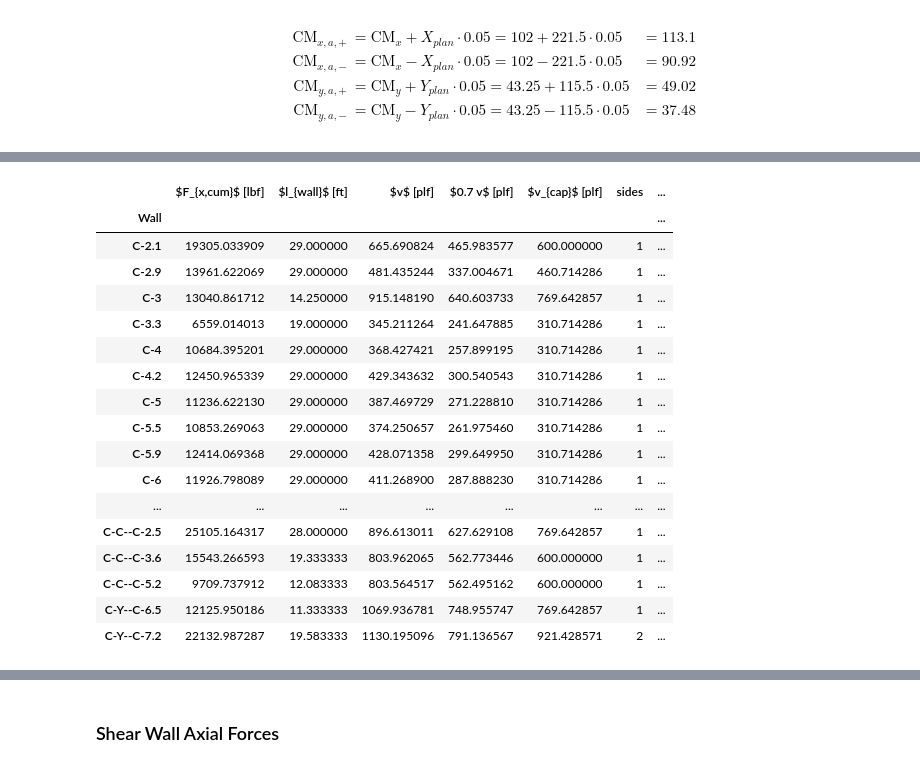
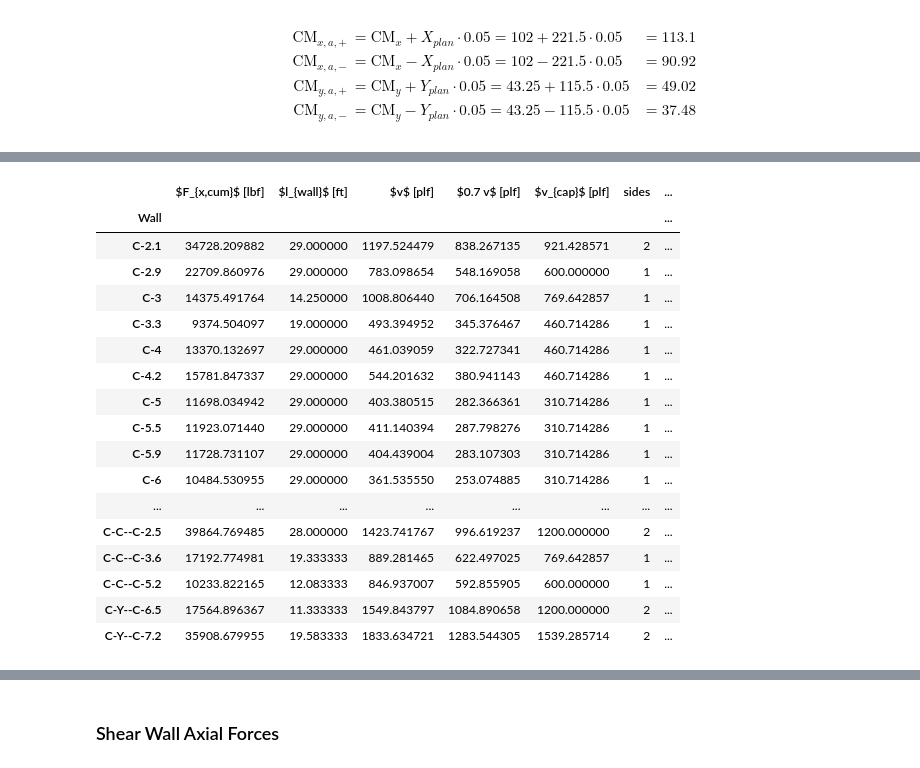
Before and after one commit to kpff-andy-sazima/Beaverton-Creek, a Jupyter notebook: building_c_seismic.ipynb, the cells around one changed output, grey strips where cells are left out. Saved outputs shown, nothing was run; the diff lists cells and outputs as text; code cells hidden in the pictures.

```diff
--- a/building_c_seismic.ipynb
+++ b/building_c_seismic.ipynb
@@ -774,8 +778,9 @@ t_w__C7 = (l_C59__C7 / 2) + (l_C7__C81 / 2)
 t_w__C81 = (l_C7__C81 / 2) + (l_C81__C83 / 2)
 t_w__C83 = (l_C81__C83 / 2) + l_C83__C9
 
-t_w__C6 = (l_C6__C73 / 2) + 0  # placeholder for angled area that will be manualled added
-t_w__C73 = (l_C6__C73 / 2) + (l_C73__C8 / 2)
+t_w__C6 = (l_C6__C7 / 2) + 0  # placeholder for angled area that will be manualled added
+t_w__C7__1 = (l_C6__C7 / 2) + (l_C7__C73 / 2)
+t_w__C73 = (l_C7__C73 / 2) + (l_C73__C8 / 2)
 t_w__C8 = (l_C73__C8 / 2) + l_C8__C9 - 7  # 7 foot jog
 
 t_l__C21 = float(d_trib_ns)
@@ -1160,15 +1176,15 @@ wall_tributary = {
     "C-Y--C-7.2": {"trib_width": float(t_w__CY), "trib_depth": t_l__CY__3, "wall_length": l_CY__3},
 }
 
-flexible_ew["wall length"] = flexible_ew.index.get_level_values("Wall").map(
-    {key: value["wall_length"] for key, value in wall_tributary.items()}
-)
-flexible_ew["tributary width"] = flexible_ew.index.get_level_values("Wall").map(
-    {key: value["trib_width"] for key, value in wall_tributary.items()}
-)
-flexible_ew["tributary depth"] = flexible_ew.index.get_level_values("Wall").map(
-    {key: value["trib_depth"] for key, value in wall_tributary.items()}
-)
+flexible_ew["wall length"] = flexible_ew.index.get_level_values("Wall").map({
+    key: value["wall_length"] for key, value in wall_tributary.items()
+})
+flexible_ew["tributary width"] = flexible_ew.index.get_level_values("Wall").map({
+    key: value["trib_width"] for key, value in wall_tributary.items()
+})
+flexible_ew["tributary depth"] = flexible_ew.index.get_level_values("Wall").map({
+    key: value["trib_depth"] for key, value in wall_tributary.items()
+})
 flexible_ew["tributary area"] = flexible_ew["tributary depth"] * flexible_ew["tributary width"]
 
 # Fix trib area of certain walls on all levels
@@ -1829,7 +1865,8 @@ wall_rigidity_loc = {
     "C-5.5": {"x": fi(104, 11), "y": 0},
     "C-5.9": {"x": l_C59__C7 + l_C7__C83 + l_C83__C9, "y": 0},
     "C-6": {"x": l_C6__C7 + l_C7__C8 + l_C8__C9, "y": 0},
-    "C-7": {"x": l_C7__C8 + l_C8__C9, "y": 0},
+    "C-7--C-W": {"x": l_C7__C8 + l_C8__C9, "y": 0},
+    "C-7--C-Y": {"x": l_C7__C8 + l_C8__C9, "y": 0},
     "C-7.3": {"x": l_C73__C8 + l_C8__C9, "y": 0},
     # "C-8--C-W": {"x": l_C8__C9, "y": 0},
     "C-8--C-W.6": {"x": l_C8__C9, "y": 0},
@@ -1878,8 +1915,8 @@ rigid["dx"] = abs(rigid["x"] - rigid["CRx"])
 rigid["dy"] = abs(rigid["y"] - rigid["CRy"])
 
 # Torque
-rigid["torque x"] = rigid["total level cumulative shear"] * rigid["ex"]
-rigid["torque y"] = rigid["total level cumulative shear"] * rigid["ey"]
+rigid["torque x"] = rigid["total level cumulative shear"] * rigid["ey"]
+rigid["torque y"] = rigid["total level cumulative shear"] * rigid["ex"]
 
 # Polar moment of inertia
 rigid["Jx wall"] = rigid["relative wall stiffness"] * rigid["dx"] ** 2
@@ -2249,6 +2296,7 @@ display_table(
     dataframe=shear_walls,
     column_names_filter_and_map=column_name_map,
     levels="Level 5",
+    position="H",
     position_float="centering",
     caption="Final shear wall design values - Level 5",
     label="tab:shear_walls_level5",
@@ -2257,6 +2305,7 @@ display_table(
     dataframe=shear_walls,
     column_names_filter_and_map=column_name_map,
     levels="Level 4",
+    position="H",
     position_float="centering",
     caption="Final shear wall design values - Level 4",
     label="tab:shear_walls_level4",
@@ -2265,6 +2314,7 @@ display_table(
     dataframe=shear_walls,
     column_names_filter_and_map=column_name_map,
     levels="Level 3",
+    position="H",
     position_float="centering",
     caption="Final shear wall design values - Level 3",
     label="tab:shear_walls_level3",
@@ -2273,6 +2323,7 @@ display_table(
     dataframe=shear_walls,
     column_names_filter_and_map=column_name_map,
     levels="Level 2",
+    position="H",
     position_float="centering",
     caption="Final shear wall design values - Level 2",
     label="tab:shear_walls_level2",
@@ -2281,6 +2332,7 @@ display_table(
     dataframe=shear_walls,
     column_names_filter_and_map=column_name_map,
     levels="Level 1",
+    position="H",
     position_float="centering",
     caption="Final shear wall design values - Level 1",
     label="tab:shear_walls_level1",
@@ -2307,20 +2359,20 @@ display_table(
 |  | $F_{x,cum}$ [lbf] | $l_{wall}$ [ft] | $v$ [plf] | $0.7 v$ [plf] | $v_{cap}$ [plf] | sides | ... |
 | Wall |  |  |  |  |  |  | ... |
-| C-2.1 | 19305.033909 | 29.000000 | 665.690824 | 465.983577 | 600.000000 | 1 | ... |
-| C-2.9 | 13961.622069 | 29.000000 | 481.435244 | 337.004671 | 460.714286 | 1 | ... |
-| C-3 | 13040.861712 | 14.250000 | 915.148190 | 640.603733 | 769.642857 | 1 | ... |
-| C-3.3 | 6559.014013 | 19.000000 | 345.211264 | 241.647885 | 310.714286 | 1 | ... |
-| C-4 | 10684.395201 | 29.000000 | 368.427421 | 257.899195 | 310.714286 | 1 | ... |
-| C-4.2 | 12450.965339 | 29.000000 | 429.343632 | 300.540543 | 310.714286 | 1 | ... |
-| C-5 | 11236.622130 | 29.000000 | 387.469729 | 271.228810 | 310.714286 | 1 | ... |
-| C-5.5 | 10853.269063 | 29.000000 | 374.250657 | 261.975460 | 310.714286 | 1 | ... |
-| C-5.9 | 12414.069368 | 29.000000 | 428.071358 | 299.649950 | 310.714286 | 1 | ... |
-| C-6 | 11926.798089 | 29.000000 | 411.268900 | 287.888230 | 310.714286 | 1 | ... |
+| C-2.1 | 34728.209882 | 29.000000 | 1197.524479 | 838.267135 | 921.428571 | 2 | ... |
+| C-2.9 | 22709.860976 | 29.000000 | 783.098654 | 548.169058 | 600.000000 | 1 | ... |
+| C-3 | 14375.491764 | 14.250000 | 1008.806440 | 706.164508 | 769.642857 | 1 | ... |
+| C-3.3 | 9374.504097 | 19.000000 | 493.394952 | 345.376467 | 460.714286 | 1 | ... |
+| C-4 | 13370.132697 | 29.000000 | 461.039059 | 322.727341 | 460.714286 | 1 | ... |
+| C-4.2 | 15781.847337 | 29.000000 | 544.201632 | 380.941143 | 460.714286 | 1 | ... |
+| C-5 | 11698.034942 | 29.000000 | 403.380515 | 282.366361 | 310.714286 | 1 | ... |
+| C-5.5 | 11923.071440 | 29.000000 | 411.140394 | 287.798276 | 310.714286 | 1 | ... |
+| C-5.9 | 11728.731107 | 29.000000 | 404.439004 | 283.107303 | 310.714286 | 1 | ... |
+| C-6 | 10484.530955 | 29.000000 | 361.535550 | 253.074885 | 310.714286 | 1 | ... |
 | ... | ... | ... | ... | ... | ... | ... | ... |
-| C-C--C-2.5 | 25105.164317 | 28.000000 | 896.613011 | 627.629108 | 769.642857 | 1 | ... |
-| C-C--C-3.6 | 15543.266593 | 19.333333 | 803.962065 | 562.773446 | 600.000000 | 1 | ... |
-| C-C--C-5.2 | 9709.737912 | 12.083333 | 803.564517 | 562.495162 | 600.000000 | 1 | ... |
-| C-Y--C-6.5 | 12125.950186 | 11.333333 | 1069.936781 | 748.955747 | 769.642857 | 1 | ... |
-| C-Y--C-7.2 | 22132.987287 | 19.583333 | 1130.195096 | 791.136567 | 921.428571 | 2 | ... |
+| C-C--C-2.5 | 39864.769485 | 28.000000 | 1423.741767 | 996.619237 | 1200.000000 | 2 | ... |
+| C-C--C-3.6 | 17192.774981 | 19.333333 | 889.281465 | 622.497025 | 769.642857 | 1 | ... |
+| C-C--C-5.2 | 10233.822165 | 12.083333 | 846.937007 | 592.855905 | 600.000000 | 1 | ... |
+| C-Y--C-6.5 | 17564.896367 | 11.333333 | 1549.843797 | 1084.890658 | 1200.000000 | 2 | ... |
+| C-Y--C-7.2 | 35908.679955 | 19.583333 | 1833.634721 | 1283.544305 | 1539.285714 | 2 | ... |
 |  | $F_{x,cum}$ [lbf] | $l_{wall}$ [ft] | $v$ [plf] | $0.7 v$ [plf] | $v_{cap}$ [plf] | sides | ... |
 | Wall |  |  |  |  |  |  | ... |
```
Also changed, not shown: parts of 26 cells of this notebook, 4 other files.
